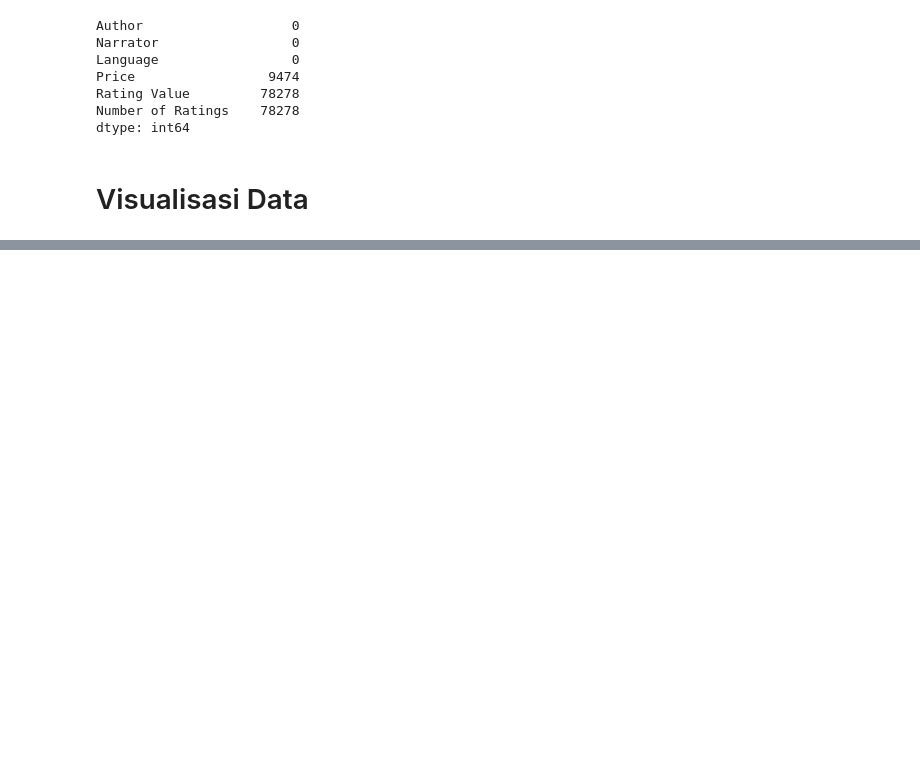
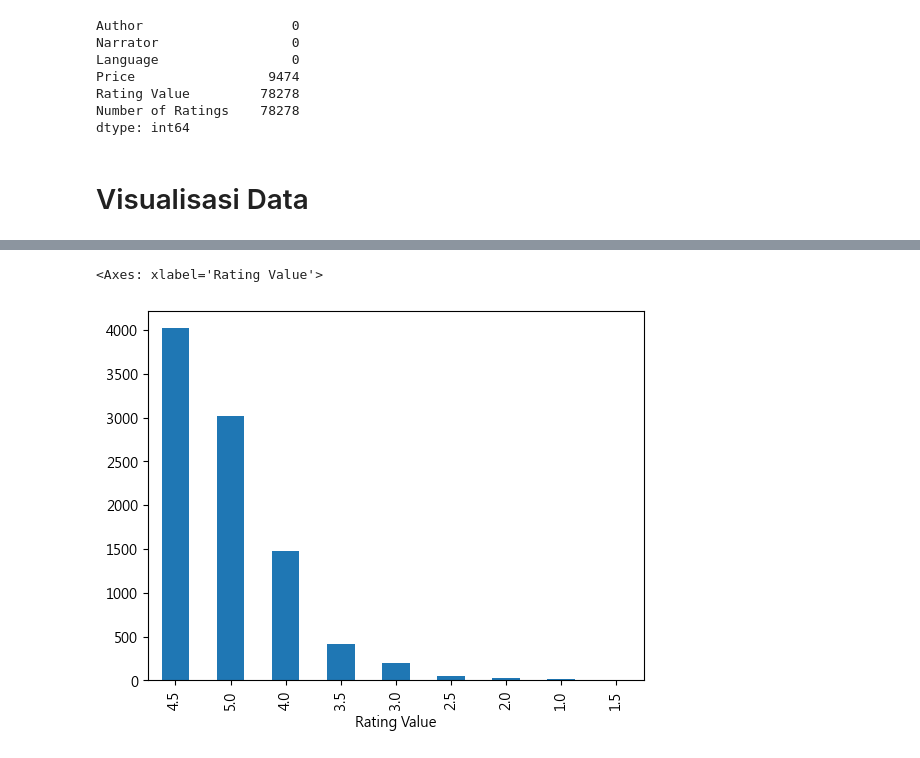
Before and after one commit to jsrehiary/ml_preprocessing_gdgoc4, a Jupyter notebook: AUC.ipynb, the cells around one changed output, grey strips where cells are left out. Drawn from its saved outputs; the diff is of its cells as text; code cells hidden in the pictures; blank space fills up the shorter version.

```diff
--- a/AUC.ipynb
+++ b/AUC.ipynb
@@ -316,0 +317,5 @@ Menguragi outlier dengan log-transforming
+# %%
+df['Rating Value'].value_counts().plot(kind='bar')
+# %% [output]
+<Axes: xlabel='Rating Value'>
+[figure, added]
```
Also changed, not shown: parts of 8 cells of this notebook, 2 other files.
